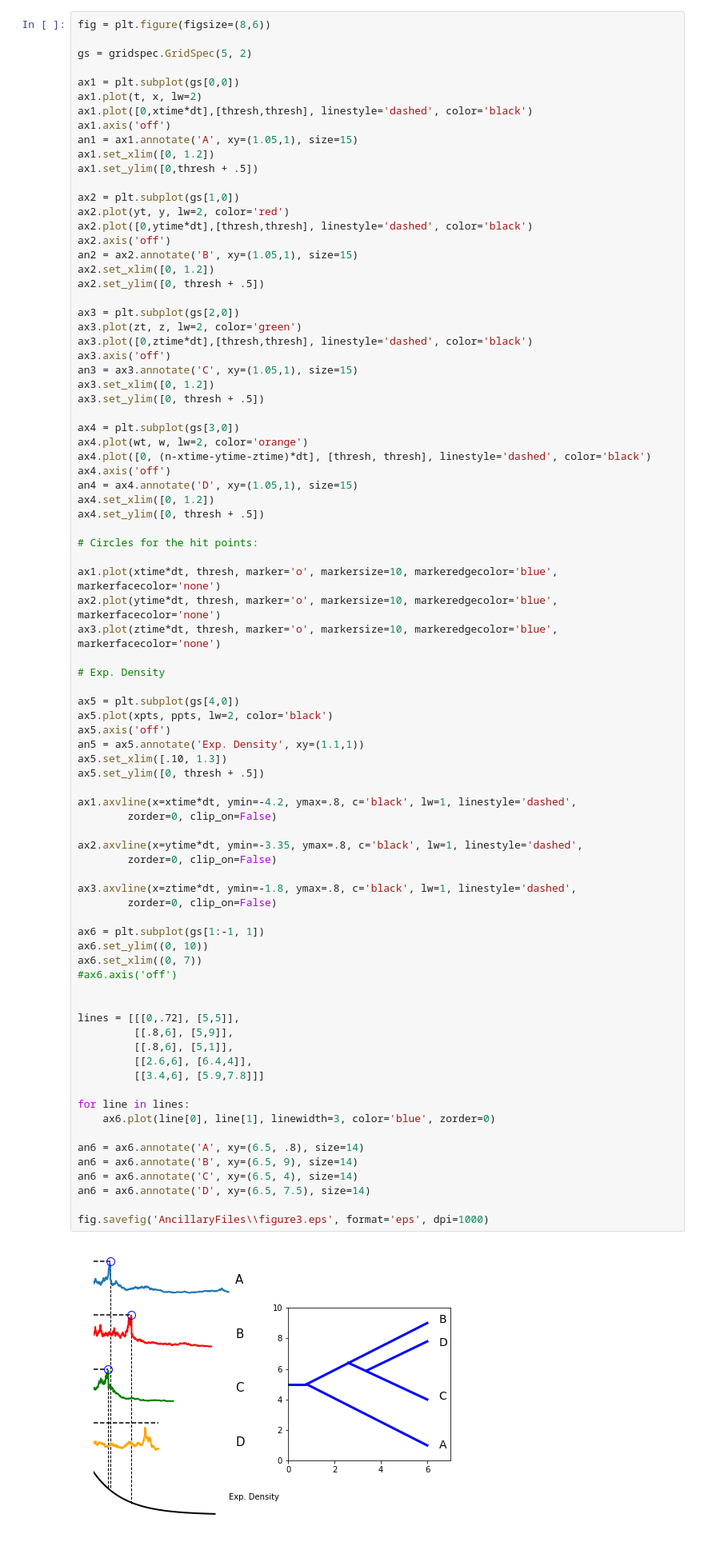
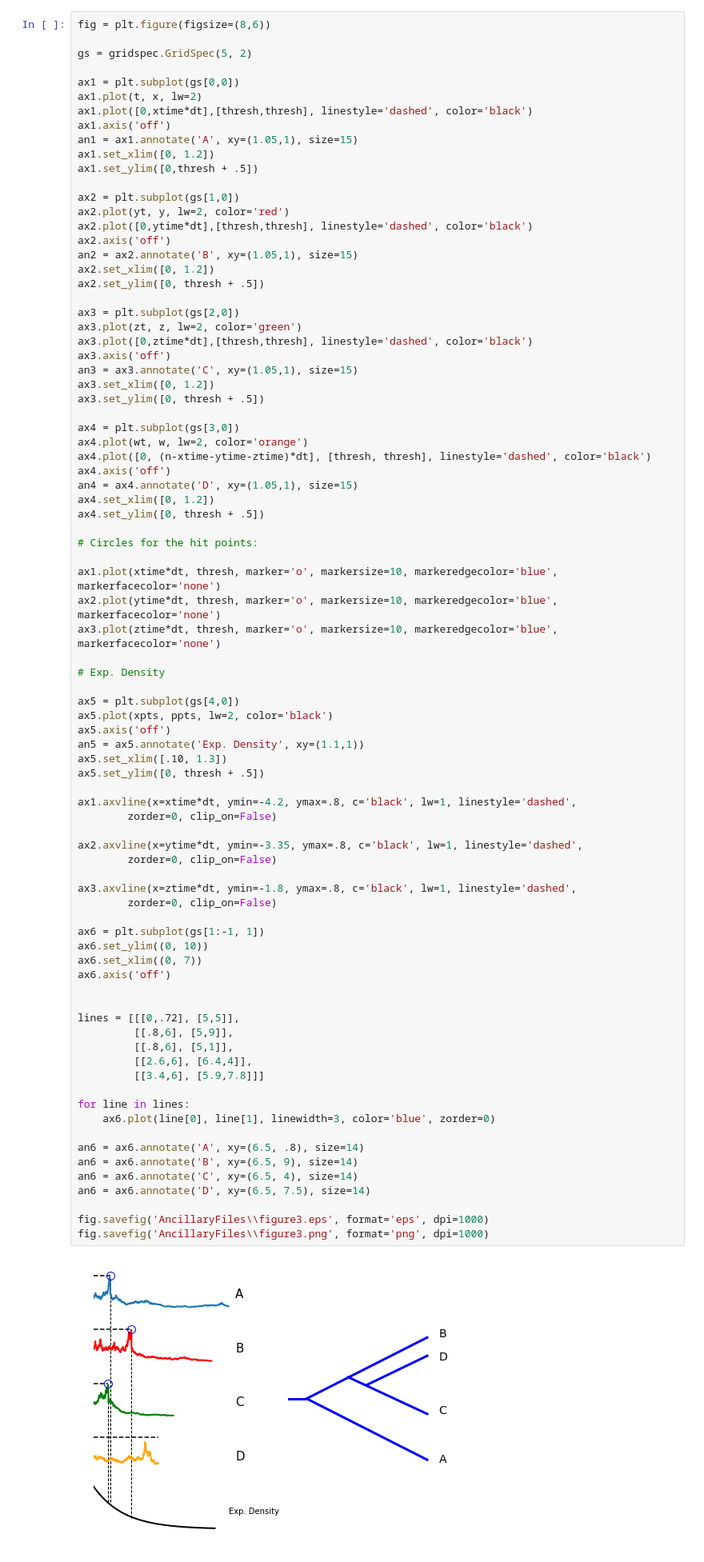
Before and after one commit to mbaker21231/InstEvo, a Jupyter notebook: Writeup/AgeArea/ArticleGraph.ipynb, the cells around one changed output. Shown: that part at 80% size. Saved outputs shown, nothing was run; the diff lists cells and outputs as text.

```diff
--- a/Writeup/AgeArea/ArticleGraph.ipynb
+++ b/Writeup/AgeArea/ArticleGraph.ipynb
@@ -449,32 +451,33 @@ ax5.set_ylim([0, thresh + .5])
 ax1.axvline(x=xtime*dt, ymin=-4.2, ymax=.8, c='black', lw=1, linestyle='dashed',
         zorder=0, clip_on=False)
 
 ax2.axvline(x=ytime*dt, ymin=-3.35, ymax=.8, c='black', lw=1, linestyle='dashed',
         zorder=0, clip_on=False)
 
 ax3.axvline(x=ztime*dt, ymin=-1.8, ymax=.8, c='black', lw=1, linestyle='dashed',
         zorder=0, clip_on=False)
 
 ax6 = plt.subplot(gs[1:-1, 1])
 ax6.set_ylim((0, 10))
 ax6.set_xlim((0, 7))
-#ax6.axis('off')
+ax6.axis('off')
 
 
 lines = [[[0,.72], [5,5]],
          [[.8,6], [5,9]],
          [[.8,6], [5,1]],
          [[2.6,6], [6.4,4]],
          [[3.4,6], [5.9,7.8]]]
 
 for line in lines:
     ax6.plot(line[0], line[1], linewidth=3, color='blue', zorder=0)
 
 an6 = ax6.annotate('A', xy=(6.5, .8), size=14)
 an6 = ax6.annotate('B', xy=(6.5, 9), size=14)
 an6 = ax6.annotate('C', xy=(6.5, 4), size=14)
 an6 = ax6.annotate('D', xy=(6.5, 7.5), size=14)
 
 fig.savefig('AncillaryFiles\\figure3.eps', format='eps', dpi=1000)
+fig.savefig('AncillaryFiles\\figure3.png', format='png', dpi=1000)
 # %% [output]
-[figure, old version]
+[figure, new version]
```
Also changed, not shown: parts of 16 cells of this notebook, 14 other files.
